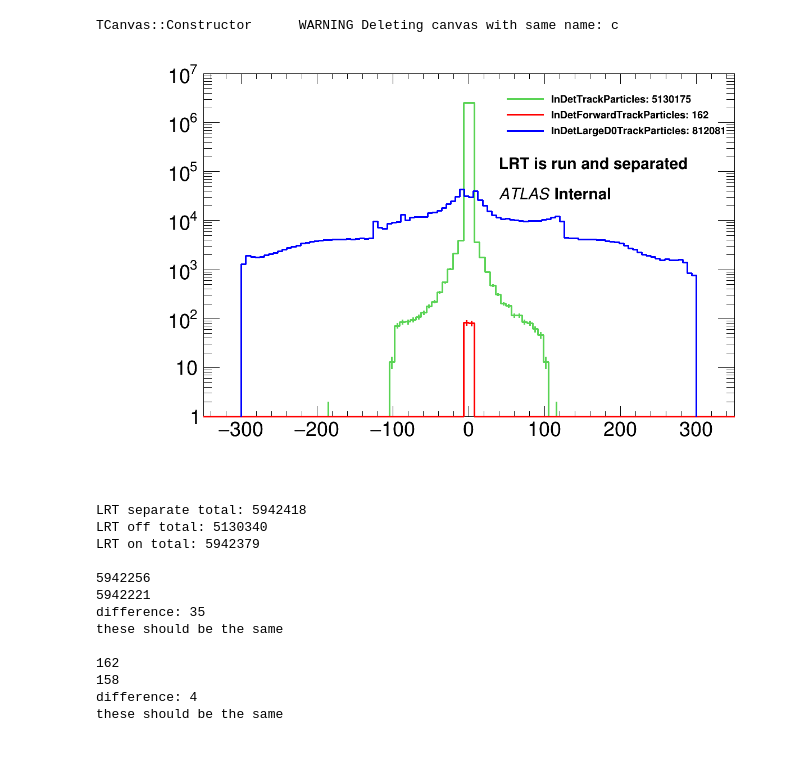
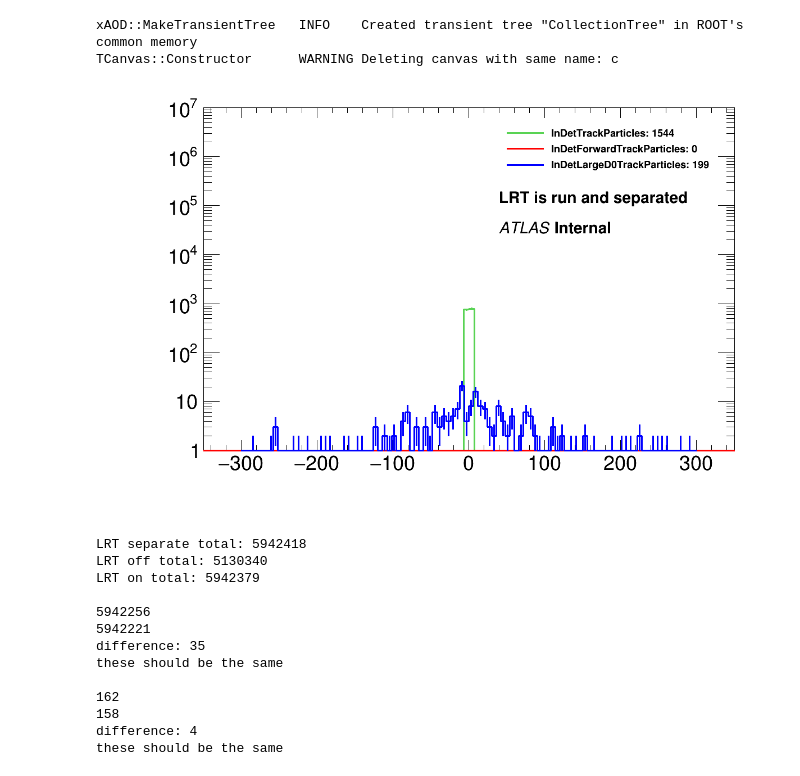
Before and after one commit to robinnewhouse/LRTNotebooks, a Jupyter notebook: xAOD_Analysis.ipynb, the cells around one changed output. Drawn from its saved outputs; the diff is of its cells as text; code cells hidden in the pictures.

Commit message:
Plots for exotics talk

```diff
--- a/xAOD_Analysis.ipynb
+++ b/xAOD_Analysis.ipynb
@@ -129,4 +89,19 @@ t.Draw("InDetForwardTrackParticles.d0()>>h_InDetForwardTrackParticles_d0","", ""
 # %%
+f = ROOT.TFile(f'/home/newhouse/public/Analysis/LRT/LRTProduction_master/run/7_PRD_separate/local_test_combined/AOD.root')
+t = ROOT.xAOD.MakeTransientTree( f, "CollectionTree")
+t.GetEntries()
+
+# Get histogram by Draw method
+h_InDetTrackParticles_d0 = ROOT.TH1F("h_InDetTrackParticles_d0","h_InDetTrackParticles_d0",100,-350,350);
+t.Draw("InDetTrackParticles.d0()>>h_InDetTrackParticles_d0","", "")
+# h_InDetTrackParticles_d0 = ROOT.gDirectory.Get("h_InDetTrackParticles_d0");
+
+# Get histogram by Draw method
+h_InDetForwardTrackParticles_d0 = ROOT.TH1F("h_InDetForwardTrackParticles_d0","h_InDetForwardTrackParticles_d0",100,-350,350);
+t.Draw("InDetForwardTrackParticles.d0()>>h_InDetForwardTrackParticles_d0","", "")
+# h_InDetForwardTrackParticles_d0 = ROOT.gDirectory.Get("h_InDetForwardTrackParticles_d0");
+
+
 c = ROOT.TCanvas("c", "", int(1200), int(800))
 c.SetLogy()
 
@@ -134,7 +109,6 @@ histograms = [h_InDetTrackParticles_d0, h_InDetForwardTrackParticles_d0]
 
 for h in histograms:
     h.SetLineWidth(3)
-    h.SetMarkerSize(0)
     h.Sumw2()
 
 h_InDetTrackParticles_d0.GetYaxis().SetRangeUser(1,10e6);
@@ -168,4 +142,0 @@ TCanvas::Constructor      WARNING Deleting canvas with same name: c
-# %%
-f = ROOT.TFile(f'/data/newhouse/LRT/batch/testing/testing_22_v8_LRT_separate/TTBAR/AOD.root')
-t = ROOT.xAOD.MakeTransientTree( f, "CollectionTree")
-t.GetEntries()
@@ -202,4 +143,28 @@ TFile::Append             WARNING Replacing existing TH1: h_InDetLargeD0TrackPar
 # %%
+f = ROOT.TFile(f'/home/newhouse/public/Analysis/LRT/LRTProduction_master/run/7_PRD_separate/local_test_separate/AOD.root')
+t = ROOT.xAOD.MakeTransientTree( f, "CollectionTree")
+t.GetEntries()
+
+# Get histogram by Draw method
+h_InDetTrackParticles_d0 = ROOT.TH1F("h_InDetTrackParticles_d0","h_InDetTrackParticles_d0",100,-350,350);
+t.Draw("InDetTrackParticles.d0()>>h_InDetTrackParticles_d0","", "")
+# h_InDetTrackParticles_d0 = ROOT.gDirectory.Get("h_InDetTrackParticles_d0");
+
+# Get histogram by Draw method
+h_InDetForwardTrackParticles_d0 = ROOT.TH1F("h_InDetForwardTrackParticles_d0","h_InDetForwardTrackParticles_d0",100,-350,350);
+t.Draw("InDetForwardTrackParticles.d0()>>h_InDetForwardTrackParticles_d0","", "")
+# h_InDetForwardTrackParticles_d0 = ROOT.gDirectory.Get("h_InDetForwardTrackParticles_d0");
+
+# # Get histogram by Draw method
+# h_InDetLargeD0TrackParticles_d0 = ROOT.TH1F("h_InDetLargeD0TrackParticles_d0","h_InDetLargeD0TrackParticles_d0",100,-300,300);
+# t.Draw("InDetLargeD0TrackParticles.d0()>>h_InDetLargeD0TrackParticles_d0","", "")
+# # h_InDetForwardTrackParticles_d0 = ROOT.gDirectory.Get("h_InDetForwardTrackParticles_d0");
+
+# Get histogram by Draw method
+h_InDetLargeD0TrackParticles_d0 = ROOT.TH1F("h_InDetLargeD0TrackParticles_d0","h_InDetLargeD0TrackParticles_d0",100,-300,300);
+t.Draw("InDetLargeD0TrackParticles.d0()>>h_InDetLargeD0TrackParticles_d0","", "")
+# h_InDetForwardTrackParticles_d0 = ROOT.gDirectory.Get("h_InDetForwardTrackParticles_d0");
+
 c = ROOT.TCanvas("c", "", int(1200), int(800))
 c.SetLogy()
 
@@ -213,34 +178,35 @@ for h in histograms:
 h_InDetTrackParticles_d0.GetYaxis().SetRangeUser(1,10e6);
 h_InDetTrackParticles_d0.SetLineColor(8)
 h_InDetTrackParticles_d0.SetMarkerColor(8)
 h_InDetTrackParticles_d0.Draw("same hist e1")
 
 h_InDetForwardTrackParticles_d0.SetLineColor(ROOT.kRed)
 h_InDetForwardTrackParticles_d0.SetMarkerColor(ROOT.kRed)
 h_InDetForwardTrackParticles_d0.Draw("same hist e1")
 
 h_InDetLargeD0TrackParticles_d0.SetLineColor(ROOT.kBlue)
 h_InDetLargeD0TrackParticles_d0.SetMarkerColor(ROOT.kBlue)
 h_InDetLargeD0TrackParticles_d0.Draw("same hist e1")
 
 x, y = (0.6, 0.8)
 leg = ROOT.TLegend(x, 0.8, 0.91, 0.91)
 leg.SetTextSize(0.025)
 leg.SetBorderSize(0)
 leg.SetFillColor(ROOT.kWhite)
 leg.SetShadowColor(ROOT.kWhite)
 for h, label in zip(histograms, ["InDetTrackParticles", "InDetForwardTrackParticles", "InDetLargeD0TrackParticles"]) :
     leg.AddEntry(h, label +": "+ str(int(h.GetEntries())), "lp")
 leg.Draw()
 
 dy = .07
 draw_note(x, y-dy, f'LRT is run and separated')
 atlas_label(x,y-2*dy,'Internal')
 
 c.Draw()
 # %% [output]
+xAOD::MakeTransientTree   INFO    Created transient tree "CollectionTree" in ROOT's common memory
 TCanvas::Constructor      WARNING Deleting canvas with same name: c
-[figure, old version]
+[figure, new version]
 # %%
 InDetTrackParticles_LRT_separate = 5130175
 InDetForwardTrackParticles_LRT_separate = 162
```
Also changed, not shown: parts of 15 cells of this notebook, 2 other files.
